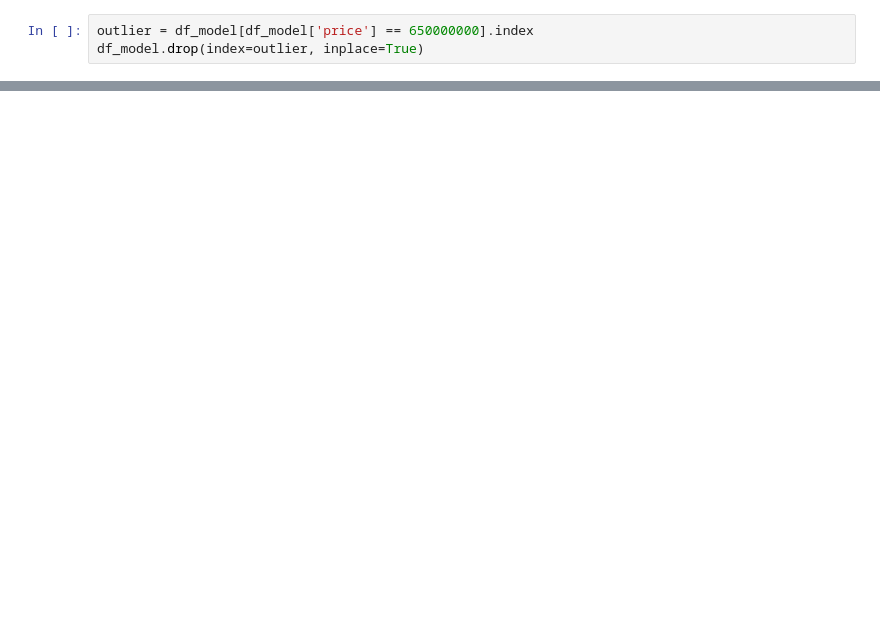
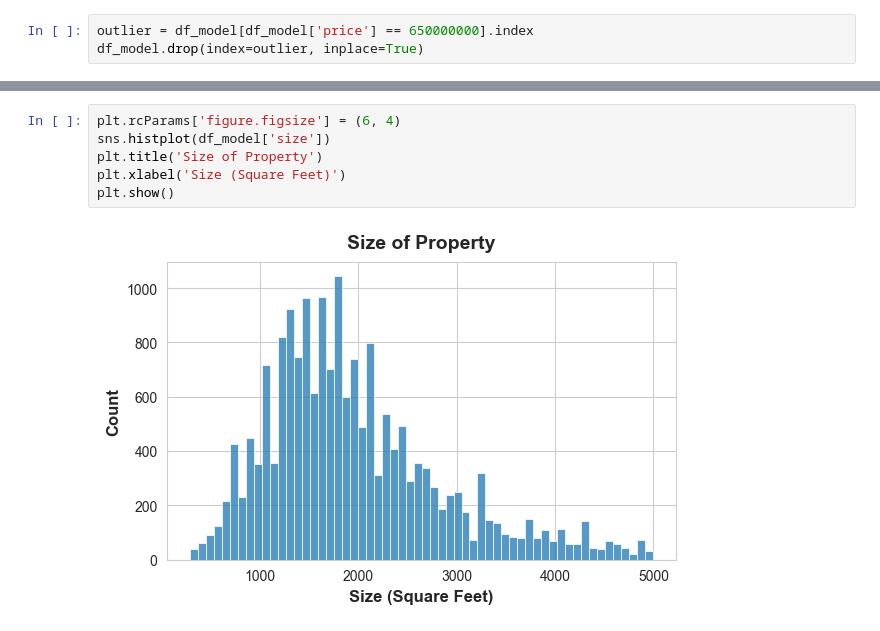
Before and after one commit to bryanchen24/Egyptian-Real-Estate-Pricing-Prediction, a Jupyter notebook: egyptian_realestate_analysis-checkpoint.ipynb, the cells around one changed output, grey strips where cells are left out. Drawn from its saved outputs; the diff is of its cells as text; blank space fills up the shorter version.

```diff
--- a/egyptian_realestate_analysis-checkpoint.ipynb
+++ b/egyptian_realestate_analysis-checkpoint.ipynb
@@ -386,0 +460,8 @@ plt.show()
+# %%
+plt.rcParams['figure.figsize'] = (6, 4)
+sns.histplot(df_model['size'])
+plt.title('Size of Property')
+plt.xlabel('Size (Square Feet)')
+plt.show()
+# %% [output]
+[figure, added]
```
Also changed, not shown: parts of 21 cells of this notebook.
